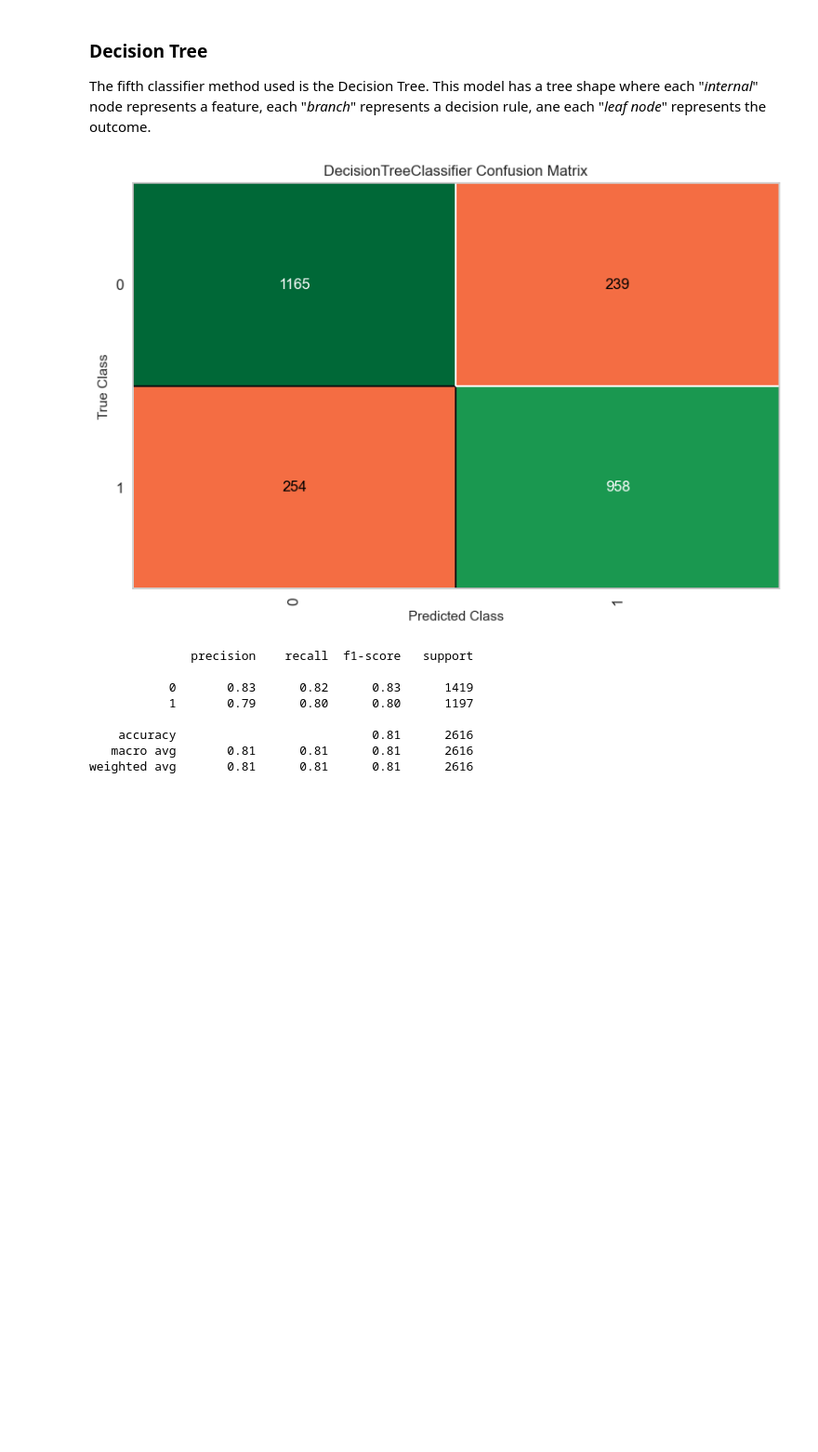
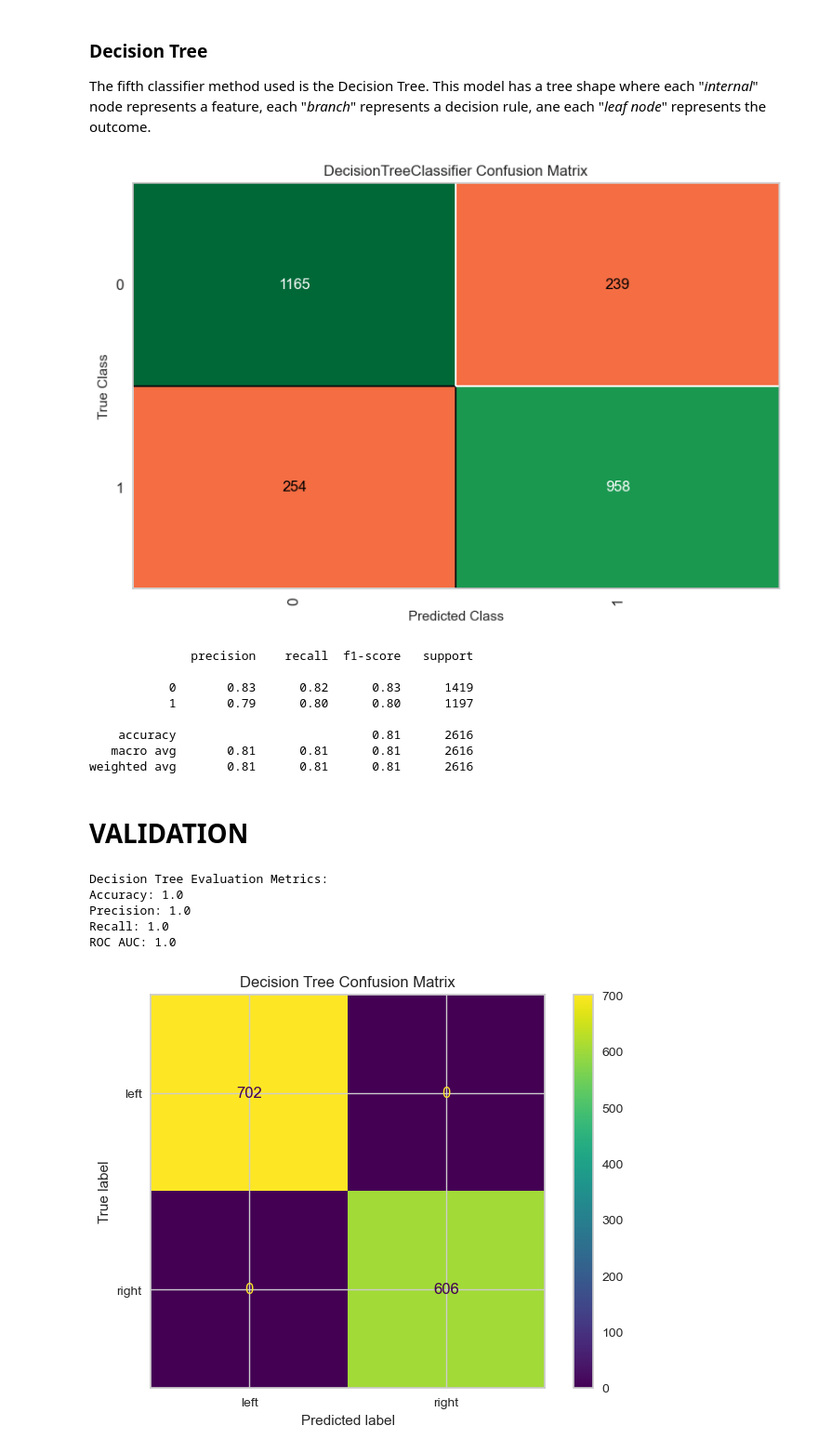
Before and after one commit to Xarcu/TFM_EEG, a Jupyter notebook: notebooks/feature_plots.ipynb, the cells around one changed output. Shown at 93% size. Saved outputs shown, nothing was run; the diff lists cells and outputs as text; code cells hidden in the pictures; blank space fills up the shorter version.

```diff
--- a/notebooks/feature_plots.ipynb
+++ b/notebooks/feature_plots.ipynb
@@ -815,3 +838,55 @@ dt = evaluate_classifier(DecisionTreeClassifier(max_depth=10, random_state=42),
     accuracy                           0.81      2616
    macro avg       0.81      0.81      0.81      2616
 weighted avg       0.81      0.81      0.81      2616
+# %% [markdown]
+# VALIDATION
+# %%
+from sklearn.preprocessing import LabelEncoder
+from sklearn.tree import DecisionTreeClassifier
+from sklearn.neighbors import KNeighborsClassifier
+from sklearn.metrics import accuracy_score, precision_score, recall_score, roc_auc_score, confusion_matrix, ConfusionMatrixDisplay
+from sklearn.impute import SimpleImputer
+import matplotlib.pyplot as plt
+
+# Initialize LabelEncoder to convert 'left' and 'right' to numeric labels
+label_encoder = LabelEncoder()
+y_validation_encoded = label_encoder.fit_transform(y_validation)
+
+# Impute missing values using SimpleImputer
+imputer = SimpleImputer(strategy='mean')
+X_imputed = imputer.fit_transform(X_validation)
+
+# Decision Tree Classifier
+dt = DecisionTreeClassifier(random_state=42)
+dt.fit(X_imputed, y_validation_encoded)
+
+# Predict on the validation set
+y_pred = dt.predict(X_imputed)
+y_pred_proba = dt.predict_proba(X_imputed)[:, 1]  # Probability of class 1
+
+# Evaluation metrics for Decision Tree
+accuracy = accuracy_score(y_validation_encoded, y_pred)
+precision = precision_score(y_validation_encoded, y_pred)
+recall = recall_score(y_validation_encoded, y_pred)
+roc_auc = roc_auc_score(y_validation_encoded, y_pred_proba)
+
+# Print evaluation metrics
+print(f"Decision Tree Evaluation Metrics:")
+print(f"Accuracy: {accuracy}")
+print(f"Precision: {precision}")
+print(f"Recall: {recall}")
+print(f"ROC AUC: {roc_auc}")
+
+# Confusion Matrix for Decision Tree
+confusion_matrix_dt = confusion_matrix(y_validation_encoded, y_pred)
+cm_display_dt = ConfusionMatrixDisplay(confusion_matrix=confusion_matrix_dt, display_labels=label_encoder.classes_)
+cm_display_dt.plot()
+plt.title("Decision Tree Confusion Matrix")
+plt.show()
+# %% [output]
+Decision Tree Evaluation Metrics:
+Accuracy: 1.0
+Precision: 1.0
+Recall: 1.0
+ROC AUC: 1.0
+[figure, added]
```
Also changed, not shown: parts of 5 cells of this notebook.
